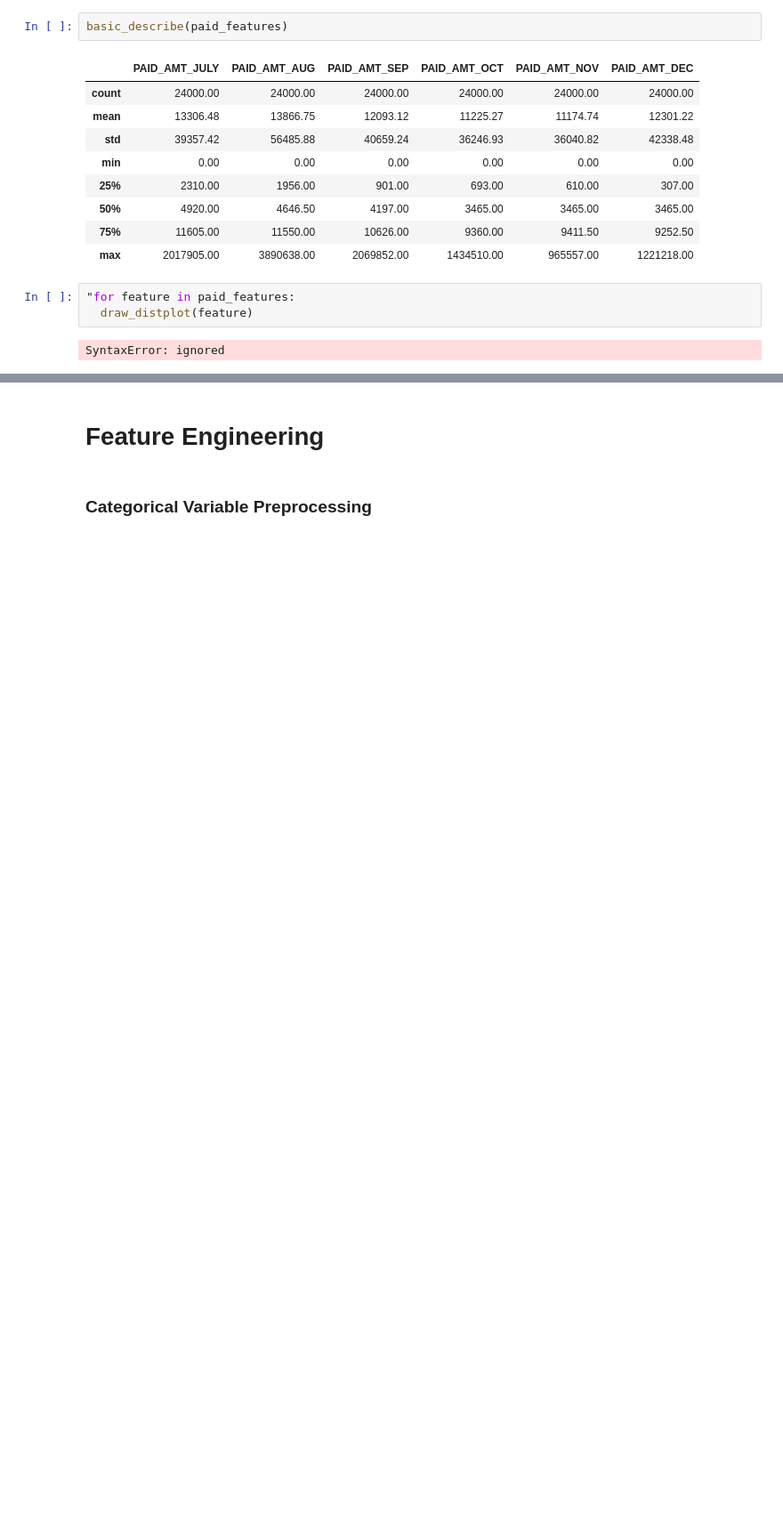
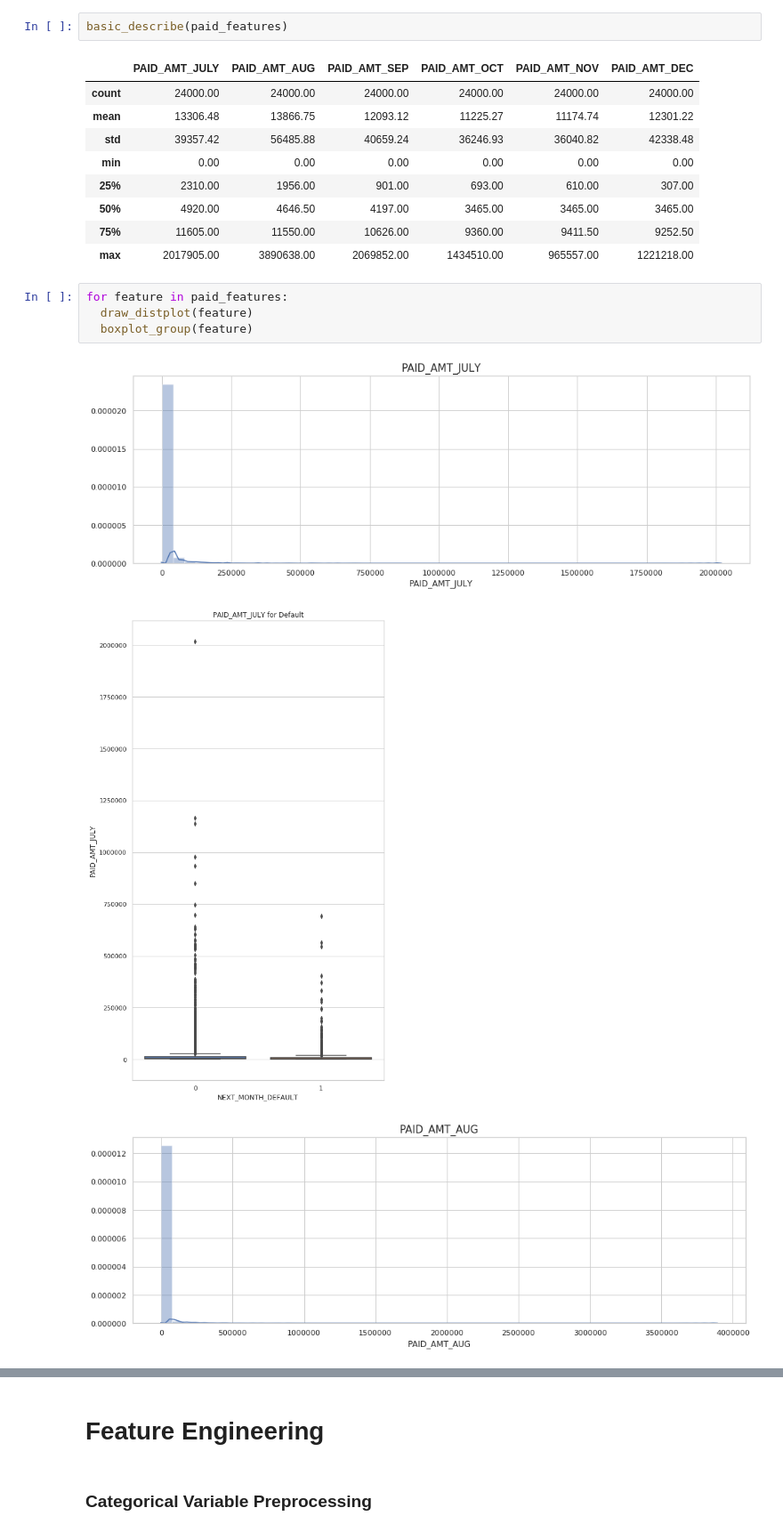
Before and after one commit to PhantomGrin/DataStormV1, a Jupyter notebook: Day2/lgbm_classifier_approach.ipynb, the cells around one changed output, grey strips where cells are left out. Shown: that part at 89% size. Drawn from its saved outputs; the diff is of its cells as text; blank space fills up the shorter version.

```diff
--- a/Day2/lgbm_classifier_approach.ipynb
+++ b/Day2/lgbm_classifier_approach.ipynb
@@ -551,7 +598,10 @@ basic_describe(paid_features)
 | 75% | 11605.00 | 11550.00 | 10626.00 | 9360.00 | 9411.50 | 9252.50 |
 | max | 2017905.00 | 3890638.00 | 2069852.00 | 1434510.00 | 965557.00 | 1221218.00 |
 # %%
-"for feature in paid_features:
+for feature in paid_features:
   draw_distplot(feature)
+  boxplot_group(feature)
 # %% [output]
-SyntaxError: ignored
+[figure, added]
+[figure, added]
+[figure, added]
```
Also changed, not shown: parts of 68 cells of this notebook, 1 other file.
